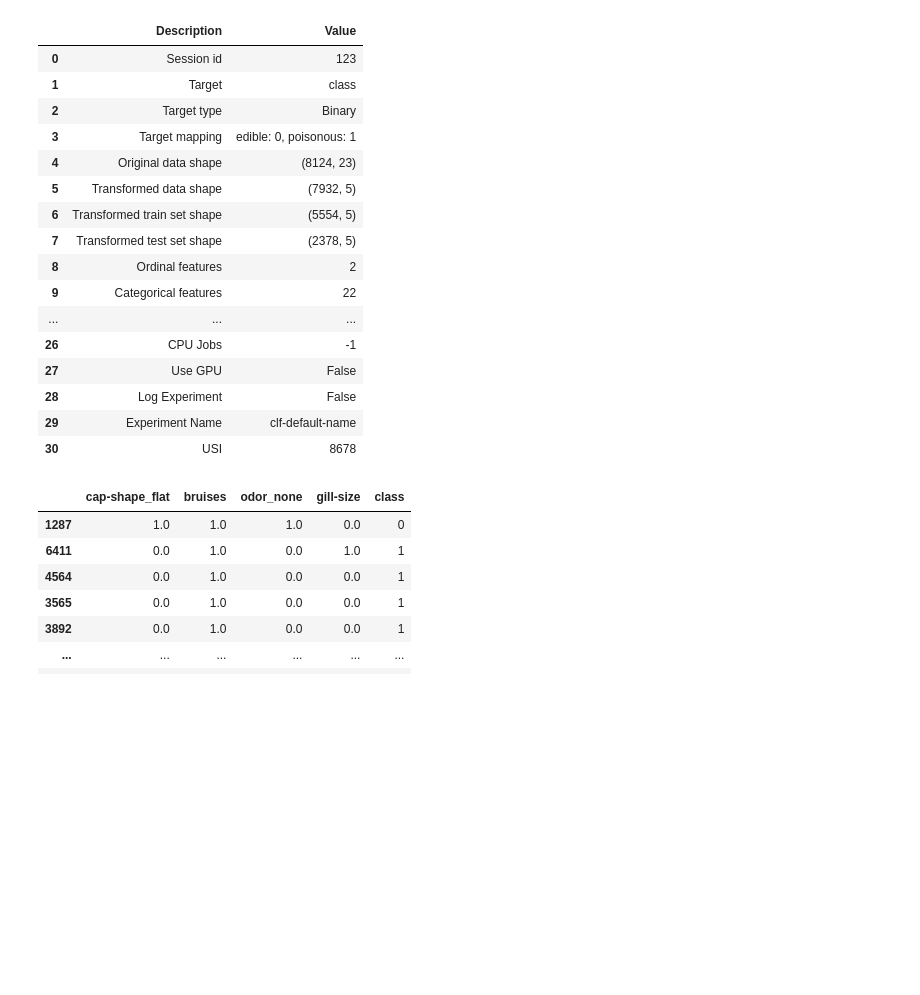
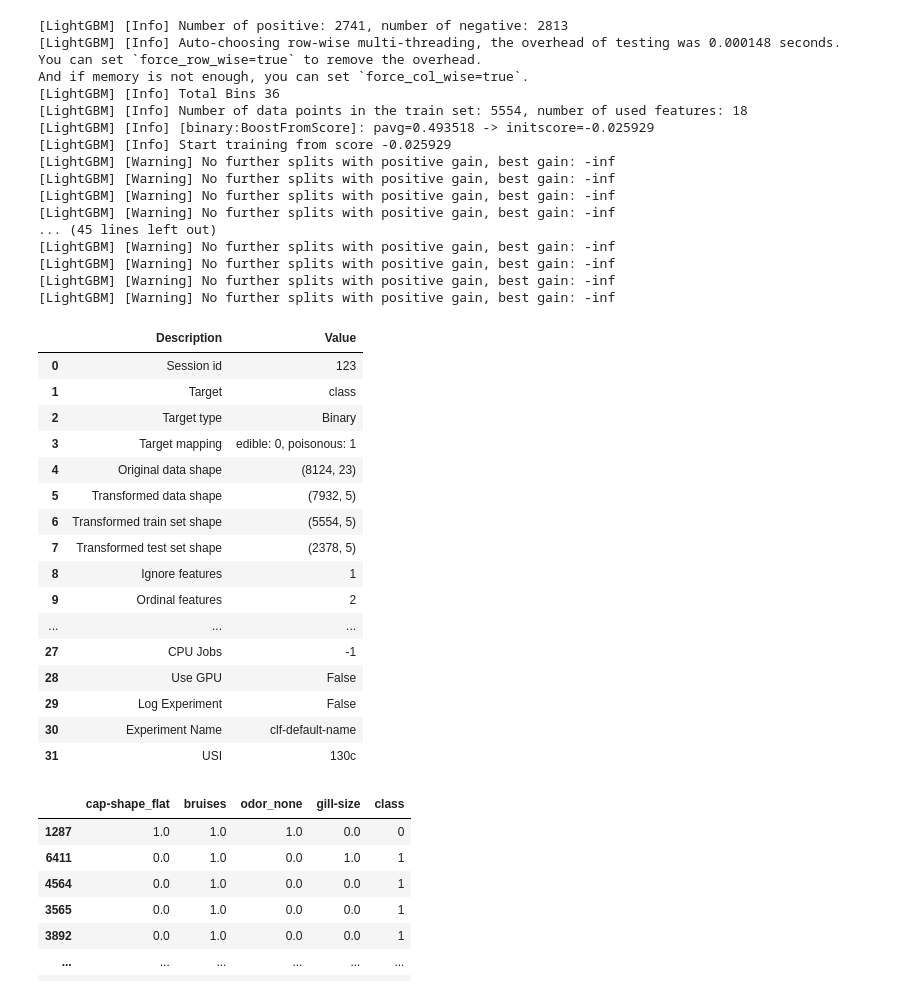
Before and after one commit to sabr522/mlops, a Jupyter notebook: notebooks/211602c_assignment_classification.ipynb, the cells around one changed output. Saved outputs shown, nothing was run; the diff lists cells and outputs as text; code cells hidden in the pictures; blank space fills up the shorter version.

```diff
--- a/notebooks/211602c_assignment_classification.ipynb
+++ b/notebooks/211602c_assignment_classification.ipynb
@@ -12,37 +12,55 @@ df = pd.read_csv('../data/02_mushroom_data.csv')
 # %%
 # import pycaret classification and init setup
 from pycaret.classification import *
 
 s = setup(df,
-      target='class',
-      feature_selection=True,
-      n_features_to_select=0.2,
-      remove_multicollinearity=True,
-      multicollinearity_threshold=0.90,
-      ordinal_features={'population':['scattered','numerous','abundant'],'ring-number':['none','one','two']},
-      low_variance_threshold=0.2,
-      categorical_imputation='drop',
+      target='class', # selecting the target variable
+      feature_selection=True, # setting feature selection to true so that pycaret will commence with feature selection, using Lightgbm to do it stepwise until no futher improvements to performance is seen
+      n_features_to_select=0.2, # indicates that for feature selection, only 20% of the original number of features will be selected
+      remove_multicollinearity=True, # pycaret will remove highly correlated independent variables
+      multicollinearity_threshold=0.90, # 0.90 multicollinearity threshold means that columns that are 90% and above in similarity will be removed
+      ordinal_features={'population':['scattered','numerous','abundant'],'ring-number':['none','one','two']}, #labelling population and ring number of ordinal features
+      low_variance_threshold=0.2, # automatically detect and remove features with low variance from the dataset with variance under 0.2 as it does not add to prediction
+      categorical_imputation='drop', # for missing values found in EDA, the imputation strategy is just to remove the rows as imputing values of categorical variables is more difficult as there is no mean to follow, and substituting its value can add unneccessary noise
+      ignore_features=['veil-type'], # in EDA, since veil-type only has 1 unique value, it does not actually add anything to prediction as both classes have the same value
       session_id = 123
 
       )
 # %% [output]
+[LightGBM] [Info] Number of positive: 2741, number of negative: 2813
+[LightGBM] [Info] Auto-choosing row-wise multi-threading, the overhead of testing was 0.000148 seconds.
+You can set `force_row_wise=true` to remove the overhead.
+And if memory is not enough, you can set `force_col_wise=true`.
+[LightGBM] [Info] Total Bins 36
+[LightGBM] [Info] Number of data points in the train set: 5554, number of used features: 18
+[LightGBM] [Info] [binary:BoostFromScore]: pavg=0.493518 -> initscore=-0.025929
+[LightGBM] [Info] Start training from score -0.025929
+[LightGBM] [Warning] No further splits with positive gain, best gain: -inf
+[LightGBM] [Warning] No further splits with positive gain, best gain: -inf
+[LightGBM] [Warning] No further splits with positive gain, best gain: -inf
+[LightGBM] [Warning] No further splits with positive gain, best gain: -inf
+... (45 lines left out)
+[LightGBM] [Warning] No further splits with positive gain, best gain: -inf
+[LightGBM] [Warning] No further splits with positive gain, best gain: -inf
+[LightGBM] [Warning] No further splits with positive gain, best gain: -inf
+[LightGBM] [Warning] No further splits with positive gain, best gain: -inf
 |  | Description | Value |
 | 0 | Session id | 123 |
 | 1 | Target | class |
 | 2 | Target type | Binary |
 | 3 | Target mapping | edible: 0, poisonous: 1 |
 | 4 | Original data shape | (8124, 23) |
 | 5 | Transformed data shape | (7932, 5) |
 | 6 | Transformed train set shape | (5554, 5) |
 | 7 | Transformed test set shape | (2378, 5) |
-| 8 | Ordinal features | 2 |
-| 9 | Categorical features | 22 |
+| 8 | Ignore features | 1 |
+| 9 | Ordinal features | 2 |
 | ... | ... | ... |
-| 26 | CPU Jobs | -1 |
-| 27 | Use GPU | False |
-| 28 | Log Experiment | False |
-| 29 | Experiment Name | clf-default-name |
-| 30 | USI | 8678 |
+| 27 | CPU Jobs | -1 |
+| 28 | Use GPU | False |
+| 29 | Log Experiment | False |
+| 30 | Experiment Name | clf-default-name |
+| 31 | USI | 130c |
 # %%
 s.get_config('dataset_transformed')
 # %% [output]
```
Also changed, not shown: parts of 6 cells of this notebook.
